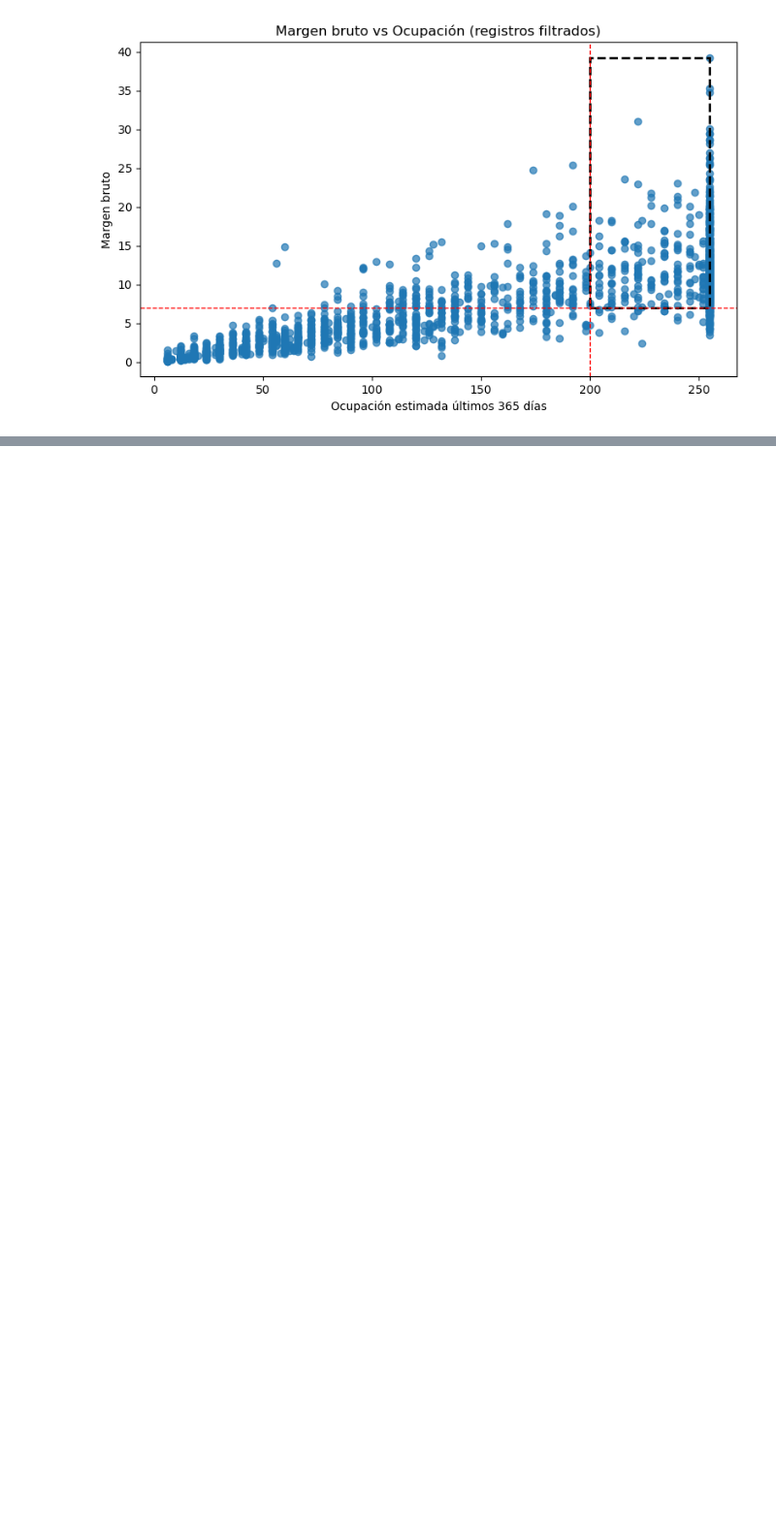
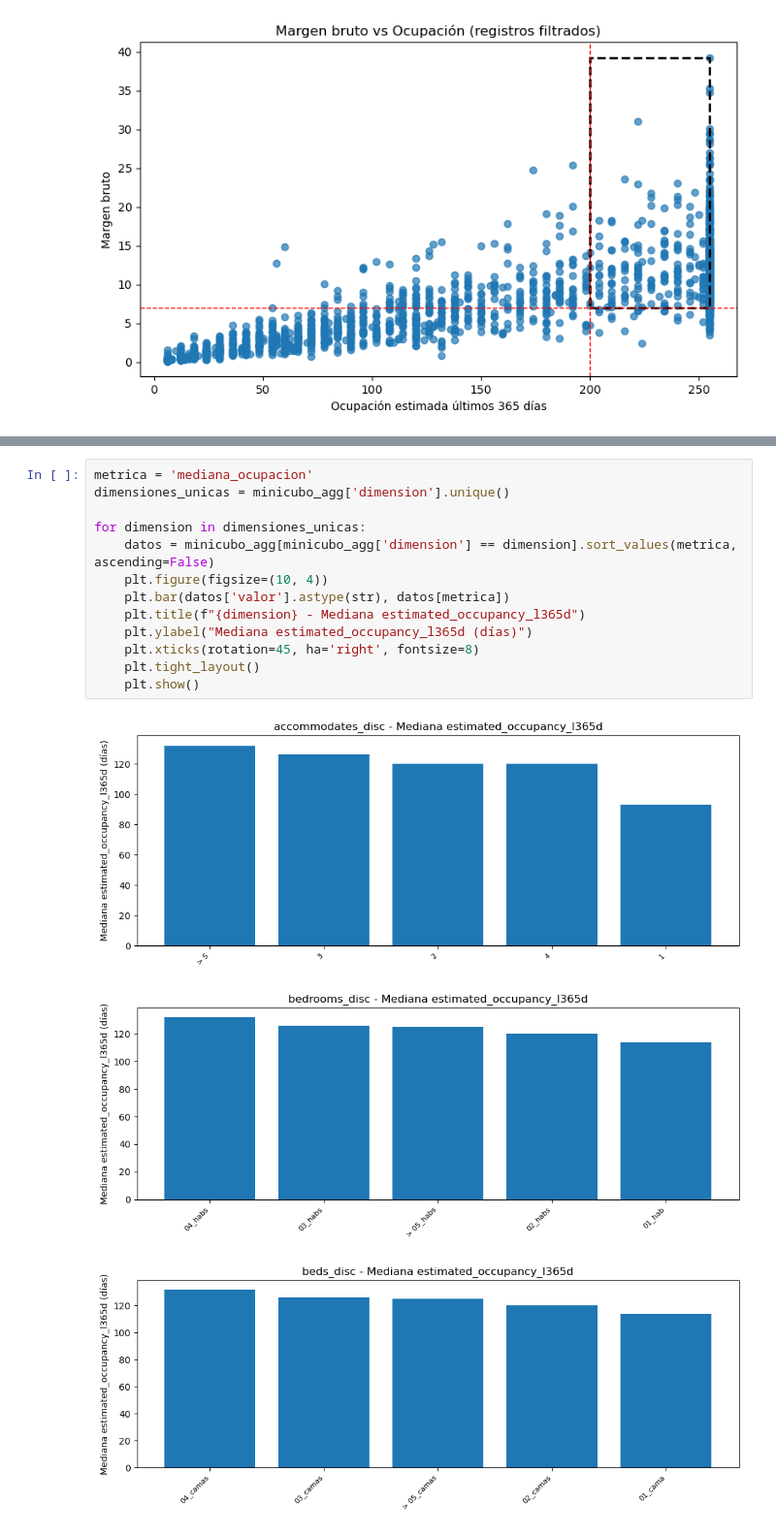
Before and after one commit to PabloHVega/Analisis-Inmobiliario, a Jupyter notebook: notebooks/03_Analisis.ipynb, the cells around one changed output, grey strips where cells are left out. Shown at 97% size. Drawn from its saved outputs; the diff is of its cells as text; blank space fills up the shorter version.

```diff
--- a/notebooks/03_Analisis.ipynb
+++ b/notebooks/03_Analisis.ipynb
@@ -455,0 +464,17 @@ plt.show()
+# %%
+metrica = 'mediana_ocupacion'
+dimensiones_unicas = minicubo_agg['dimension'].unique()
+
+for dimension in dimensiones_unicas:
+    datos = minicubo_agg[minicubo_agg['dimension'] == dimension].sort_values(metrica, ascending=False)
+    plt.figure(figsize=(10, 4))
+    plt.bar(datos['valor'].astype(str), datos[metrica])
+    plt.title(f"{dimension} - Mediana estimated_occupancy_l365d")
+    plt.ylabel("Mediana estimated_occupancy_l365d (días)")
+    plt.xticks(rotation=45, ha='right', fontsize=8)
+    plt.tight_layout()
+    plt.show()
+# %% [output]
+[figure, added]
+[figure, added]
+[figure, added]
```
Also changed, not shown: parts of 4 cells of this notebook.
